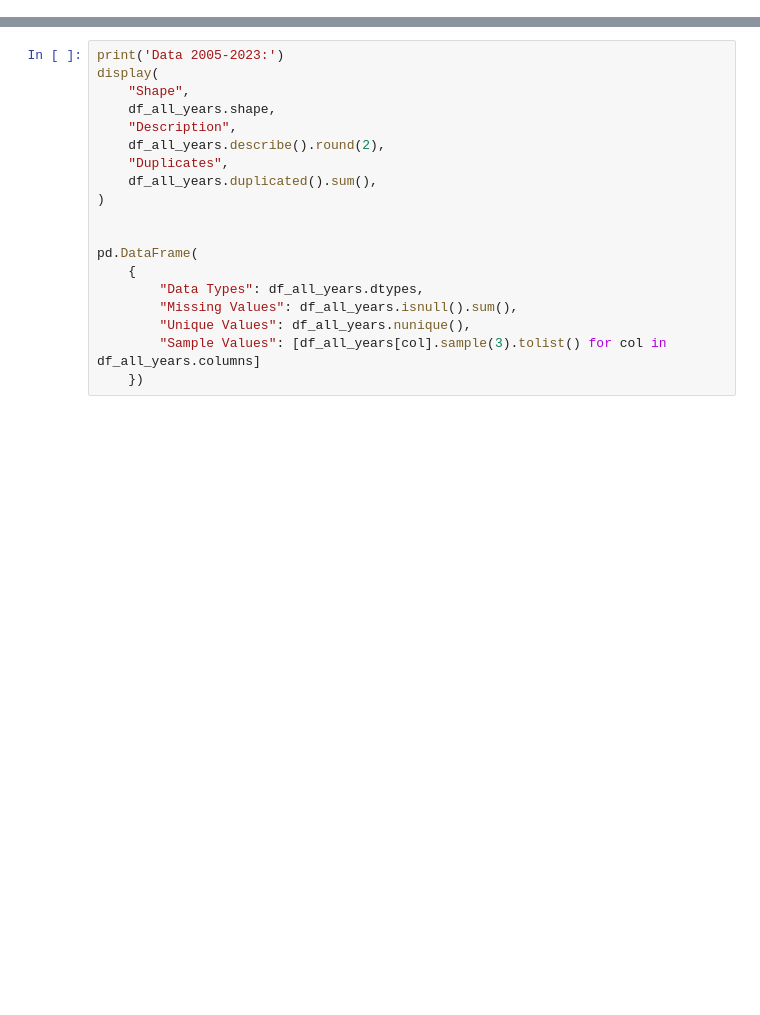
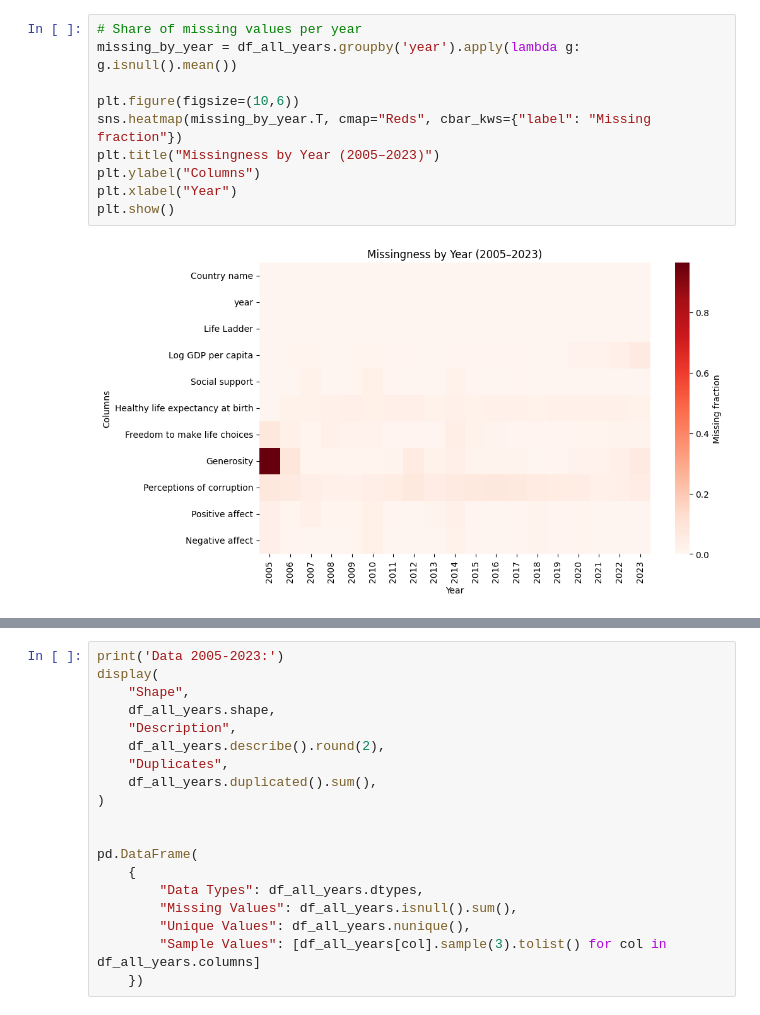
Before and after one commit to CNSM97/portfolio_project, a Jupyter notebook: notebooks/01_exploration.ipynb, the cells around one changed output, grey strips where cells are left out. Cells and saved outputs as stored; diff of their text form; blank space fills up the shorter version.

```diff
--- a/notebooks/01_exploration.ipynb
+++ b/notebooks/01_exploration.ipynb
@@ -36,0 +205,12 @@ Data 2005-2023:
+# %%
+# Share of missing values per year
+missing_by_year = df_all_years.groupby('year').apply(lambda g: g.isnull().mean())
+
+plt.figure(figsize=(10,6))
+sns.heatmap(missing_by_year.T, cmap="Reds", cbar_kws={"label": "Missing fraction"})
+plt.title("Missingness by Year (2005–2023)")
+plt.ylabel("Columns")
+plt.xlabel("Year")
+plt.show()
+# %% [output]
+[figure, added]
```
Also changed, not shown: parts of 32 cells of this notebook.
